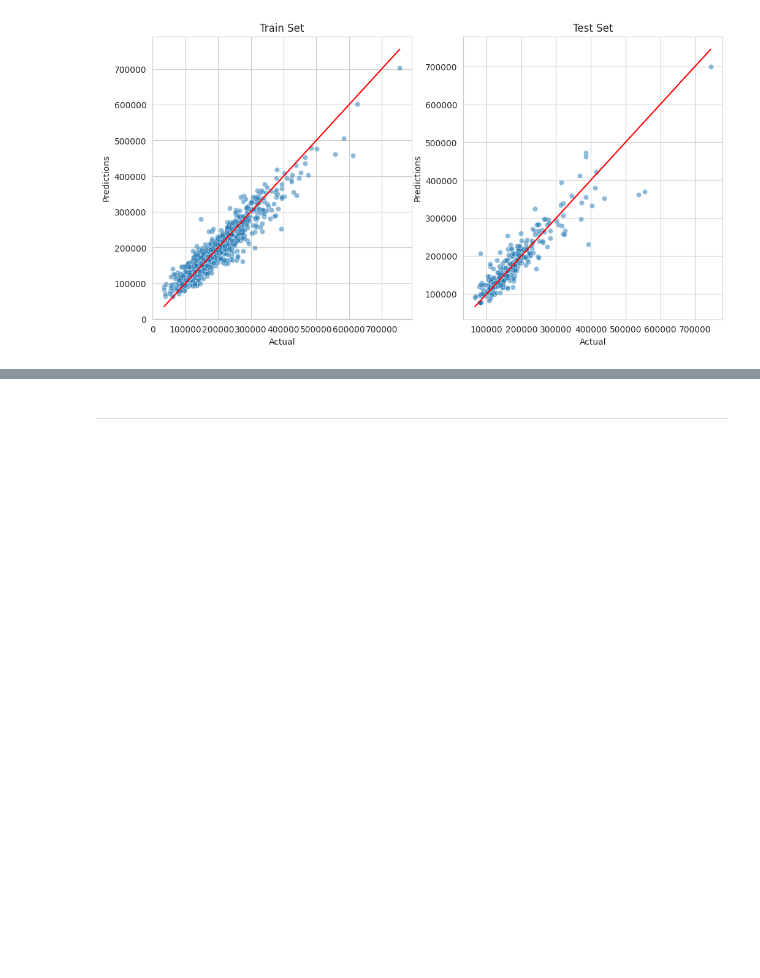
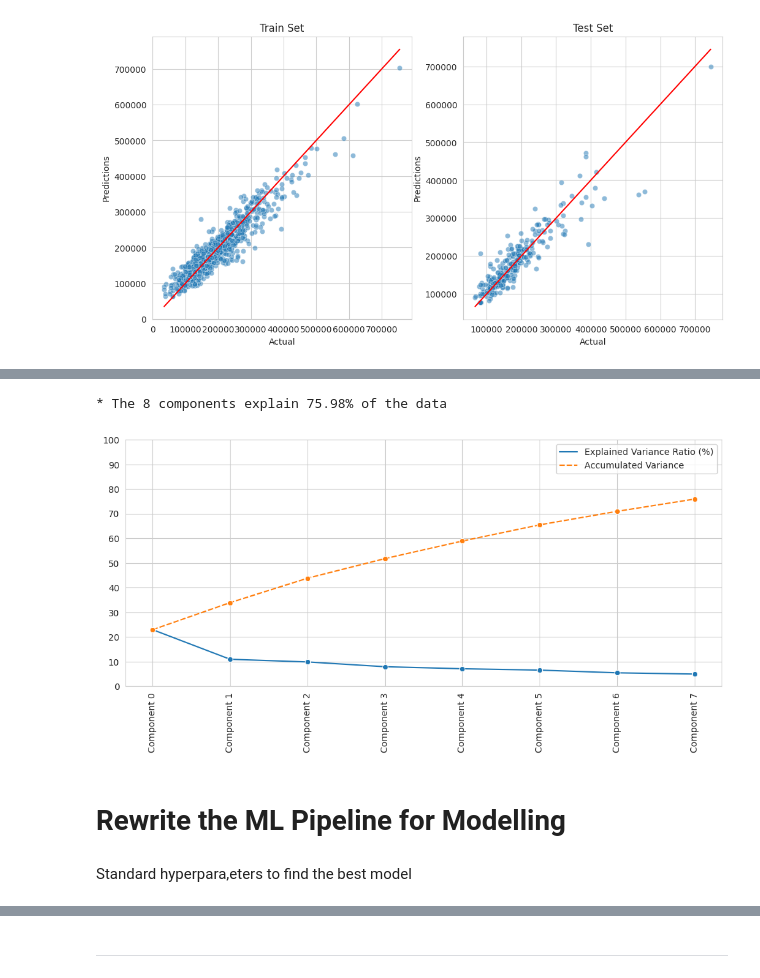
Before and after one commit to HarveyBurton96/milestone-project-heritage-housing-issues, a Jupyter notebook: jupyter_notebooks/Notebook_Template.ipynb, the cells around one changed output, grey strips where cells are left out. Saved outputs shown, nothing was run; the diff lists cells and outputs as text; code cells hidden in the pictures; blank space fills up the shorter version.

```diff
--- a/jupyter_notebooks/Notebook_Template.ipynb
+++ b/jupyter_notebooks/Notebook_Template.ipynb
@@ -424,0 +471,8 @@ Section 2 content
+# %%
+n_components = 8
+pca_components_analysis(df_pca=df_pca, n_components=n_components)
+# %% [output]
+* The 8 components explain 75.98% of the data
+[figure, added]
+# %% [markdown]
+# Rewrite the ML Pipeline for Modelling
@@ -424,0 +503,2 @@ Section 2 content
+# %% [markdown]
+Standard hyperpara,eters to find the best model
```
Also changed, not shown: parts of 20 cells of this notebook.
